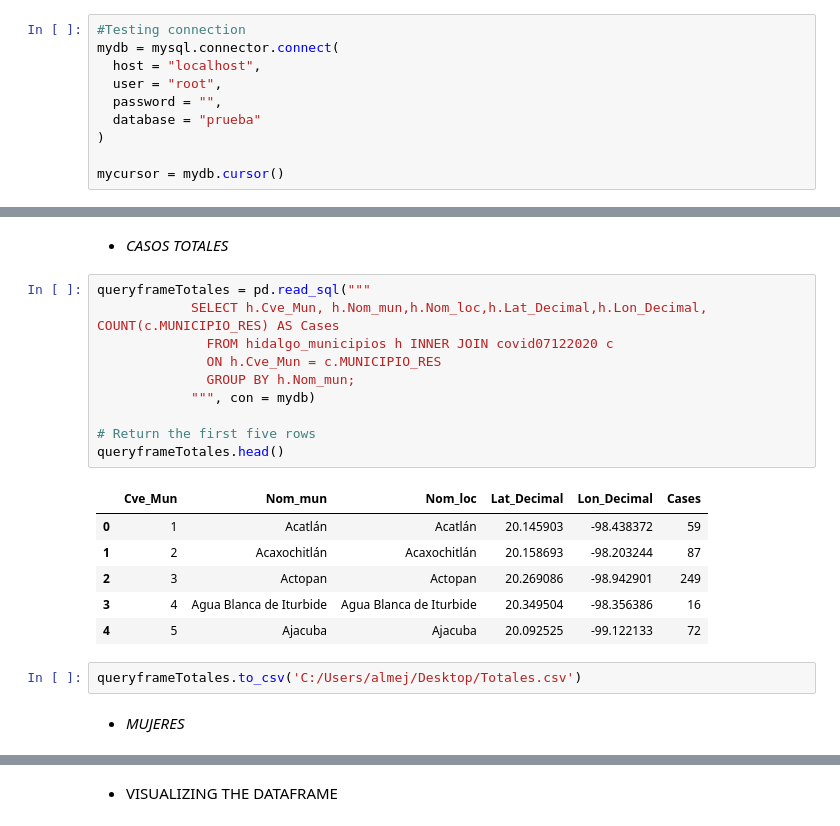
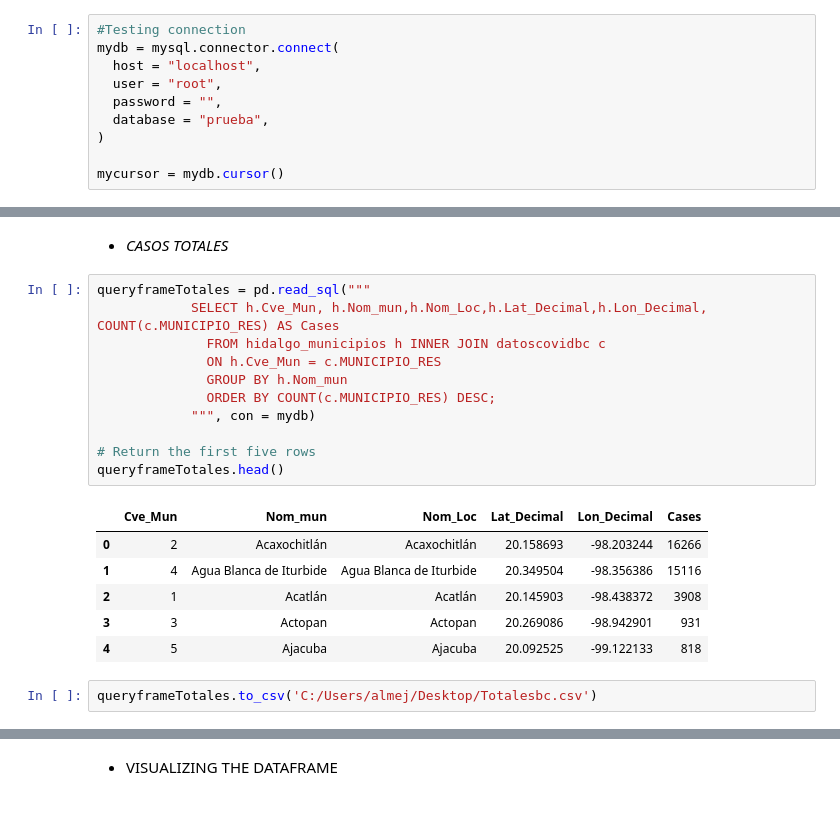
Before and after one commit to nelyher98/GeospatialAnalysis, a Jupyter notebook: DataAnalysis.ipynb, the cells around one changed output, grey strips where cells are left out. Drawn from its saved outputs; the diff is of its cells as text.

```diff
--- a/DataAnalysis.ipynb
+++ b/DataAnalysis.ipynb
@@ -74,7 +76,7 @@ mydb = mysql.connector.connect(
   host = "localhost",
   user = "root",
   password = "",
-  database = "prueba"
+  database = "prueba",
 )
 
 mycursor = mydb.cursor()
@@ -160,22 +271,21 @@ queryframe.shape
 * _CASOS TOTALES_
 # %%
 queryframeTotales = pd.read_sql("""
-            SELECT h.Cve_Mun, h.Nom_mun,h.Nom_loc,h.Lat_Decimal,h.Lon_Decimal, COUNT(c.MUNICIPIO_RES) AS Cases
-              FROM hidalgo_municipios h INNER JOIN covid07122020 c
+            SELECT h.Cve_Mun, h.Nom_mun,h.Nom_Loc,h.Lat_Decimal,h.Lon_Decimal, COUNT(c.MUNICIPIO_RES) AS Cases
+              FROM hidalgo_municipios h INNER JOIN datoscovidbc c
               ON h.Cve_Mun = c.MUNICIPIO_RES
-              GROUP BY h.Nom_mun;
+              GROUP BY h.Nom_mun
+              ORDER BY COUNT(c.MUNICIPIO_RES) DESC;
             """, con = mydb)
 
 # Return the first five rows
 queryframeTotales.head()
 # %% [output]
-|  | Cve_Mun | Nom_mun | Nom_loc | Lat_Decimal | Lon_Decimal | Cases |
-| 0 | 1 | Acatlán | Acatlán | 20.145903 | -98.438372 | 59 |
-| 1 | 2 | Acaxochitlán | Acaxochitlán | 20.158693 | -98.203244 | 87 |
-| 2 | 3 | Actopan | Actopan | 20.269086 | -98.942901 | 249 |
-| 3 | 4 | Agua Blanca de Iturbide | Agua Blanca de Iturbide | 20.349504 | -98.356386 | 16 |
-| 4 | 5 | Ajacuba | Ajacuba | 20.092525 | -99.122133 | 72 |
+|  | Cve_Mun | Nom_mun | Nom_Loc | Lat_Decimal | Lon_Decimal | Cases |
+| 0 | 2 | Acaxochitlán | Acaxochitlán | 20.158693 | -98.203244 | 16266 |
+| 1 | 4 | Agua Blanca de Iturbide | Agua Blanca de Iturbide | 20.349504 | -98.356386 | 15116 |
+| 2 | 1 | Acatlán | Acatlán | 20.145903 | -98.438372 | 3908 |
+| 3 | 3 | Actopan | Actopan | 20.269086 | -98.942901 | 931 |
+| 4 | 5 | Ajacuba | Ajacuba | 20.092525 | -99.122133 | 818 |
 # %%
-queryframeTotales.to_csv('C:/Users/almej/Desktop/Totales.csv')
+queryframeTotales.to_csv('C:/Users/almej/Desktop/Totalesbc.csv')
-# %% [markdown]
-* _MUJERES_
```
Also changed, not shown: parts of 33 cells of this notebook, 5 other files.
